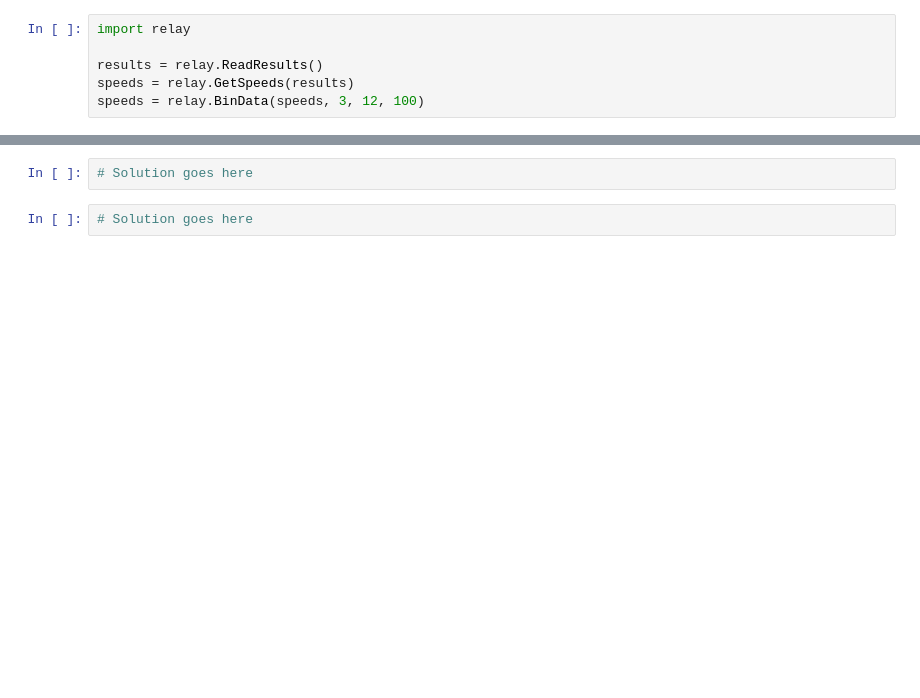
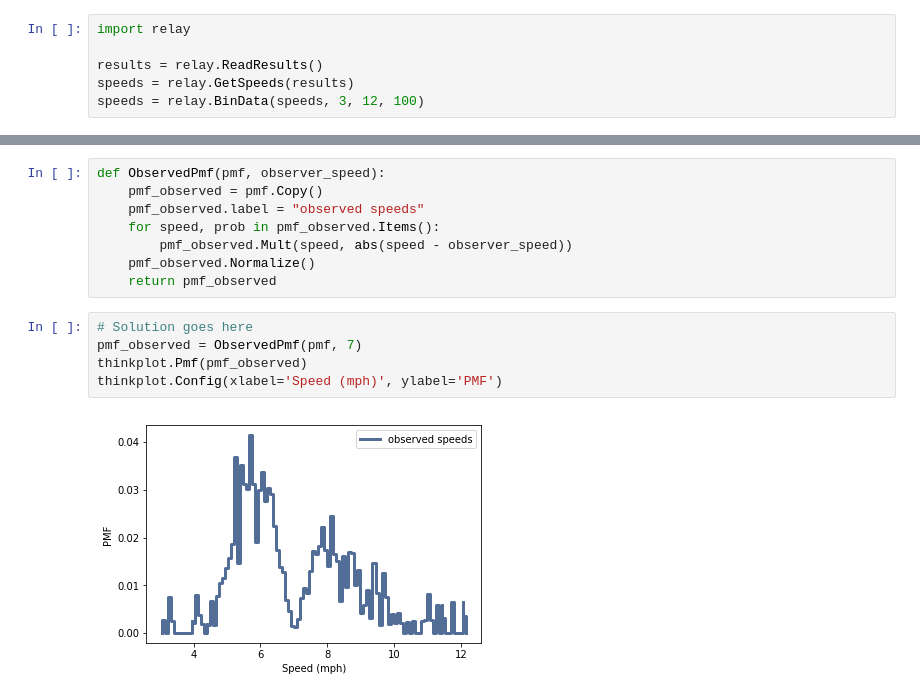
Before and after one commit to sameerank/ThinkStats2, a Jupyter notebook: code/chap03ex.ipynb, the cells around one changed output, grey strips where cells are left out. Saved outputs shown, nothing was run; the diff lists cells and outputs as text; blank space fills up the shorter version.

```diff
--- a/code/chap03ex.ipynb
+++ b/code/chap03ex.ipynb
@@ -419,4 +455,15 @@ thinkplot.Config(xlabel='Speed (mph)', ylabel='PMF')
-# %%
-# Solution goes here
-# %%
-# Solution goes here
+# %%
+def ObservedPmf(pmf, observer_speed):
+    pmf_observed = pmf.Copy()
+    pmf_observed.label = "observed speeds"
+    for speed, prob in pmf_observed.Items():
+        pmf_observed.Mult(speed, abs(speed - observer_speed))
+    pmf_observed.Normalize()
+    return pmf_observed
+# %%
+# Solution goes here
+pmf_observed = ObservedPmf(pmf, 7)
+thinkplot.Pmf(pmf_observed)
+thinkplot.Config(xlabel='Speed (mph)', ylabel='PMF')
+# %% [output]
+[figure, added]
```
Also changed, not shown: parts of 10 cells of this notebook.
